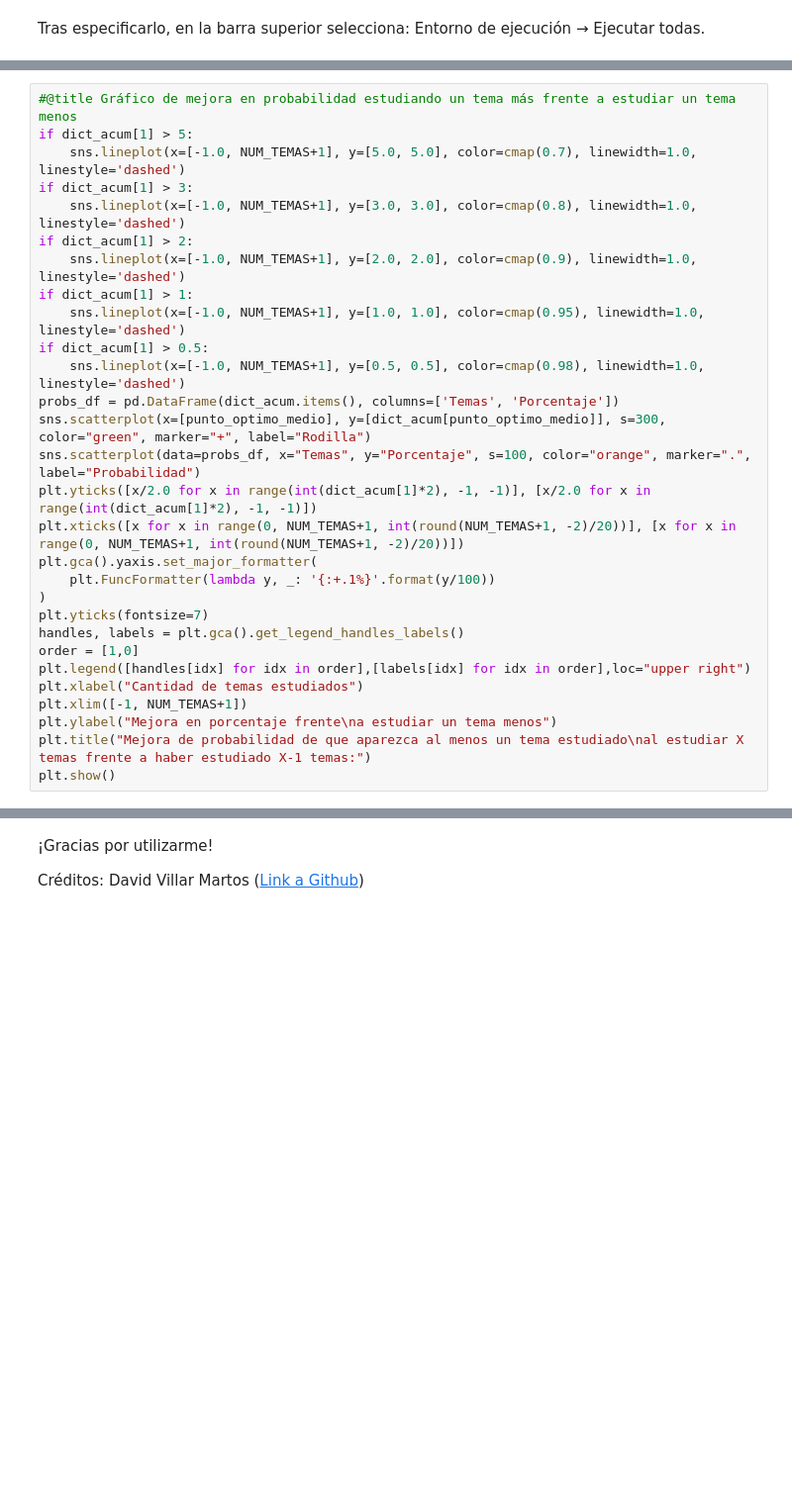
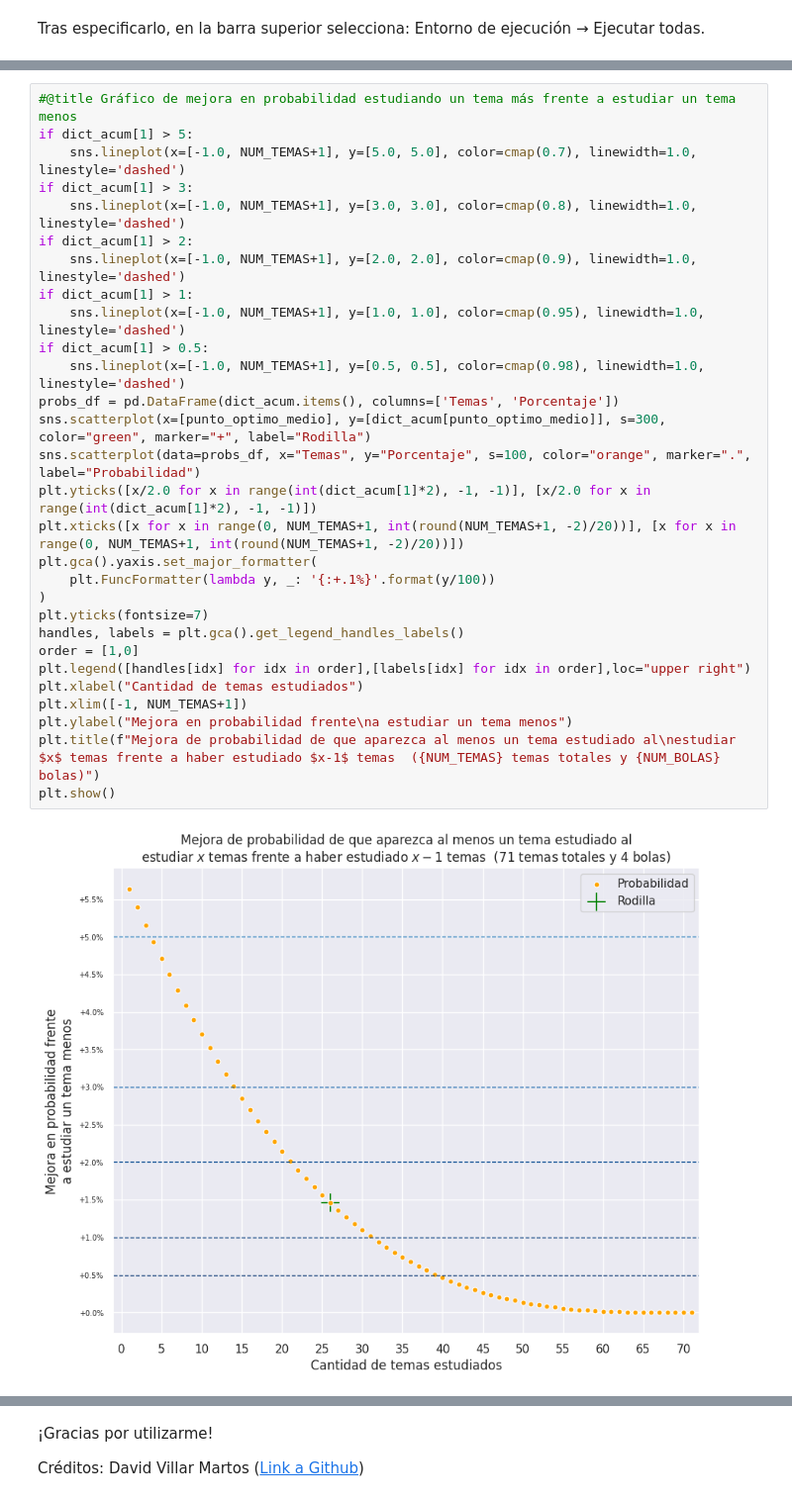
Before and after one commit to Daalma7/ProbabilidadOposiciones, a Jupyter notebook: CalculadoraProbabilidadesOposiciones.ipynb, the cells around one changed output, grey strips where cells are left out. Shown: that part at 99% size. Cells and saved outputs as stored; diff of their text form; blank space fills up the shorter version.

```diff
--- a/CalculadoraProbabilidadesOposiciones.ipynb
+++ b/CalculadoraProbabilidadesOposiciones.ipynb
@@ -82,32 +86,34 @@ plt.show()
 # %%
 #@title Gráfico de mejora en probabilidad estudiando un tema más frente a estudiar un tema menos
 if dict_acum[1] > 5:
     sns.lineplot(x=[-1.0, NUM_TEMAS+1], y=[5.0, 5.0], color=cmap(0.7), linewidth=1.0, linestyle='dashed')
 if dict_acum[1] > 3:
     sns.lineplot(x=[-1.0, NUM_TEMAS+1], y=[3.0, 3.0], color=cmap(0.8), linewidth=1.0, linestyle='dashed')
 if dict_acum[1] > 2:
     sns.lineplot(x=[-1.0, NUM_TEMAS+1], y=[2.0, 2.0], color=cmap(0.9), linewidth=1.0, linestyle='dashed')
 if dict_acum[1] > 1:
     sns.lineplot(x=[-1.0, NUM_TEMAS+1], y=[1.0, 1.0], color=cmap(0.95), linewidth=1.0, linestyle='dashed')
 if dict_acum[1] > 0.5:
     sns.lineplot(x=[-1.0, NUM_TEMAS+1], y=[0.5, 0.5], color=cmap(0.98), linewidth=1.0, linestyle='dashed')
 probs_df = pd.DataFrame(dict_acum.items(), columns=['Temas', 'Porcentaje'])
 sns.scatterplot(x=[punto_optimo_medio], y=[dict_acum[punto_optimo_medio]], s=300, color="green", marker="+", label="Rodilla")
 sns.scatterplot(data=probs_df, x="Temas", y="Porcentaje", s=100, color="orange", marker=".", label="Probabilidad")
 plt.yticks([x/2.0 for x in range(int(dict_acum[1]*2), -1, -1)], [x/2.0 for x in range(int(dict_acum[1]*2), -1, -1)])
 plt.xticks([x for x in range(0, NUM_TEMAS+1, int(round(NUM_TEMAS+1, -2)/20))], [x for x in range(0, NUM_TEMAS+1, int(round(NUM_TEMAS+1, -2)/20))])
 plt.gca().yaxis.set_major_formatter(
     plt.FuncFormatter(lambda y, _: '{:+.1%}'.format(y/100))
 )
 plt.yticks(fontsize=7)
 handles, labels = plt.gca().get_legend_handles_labels()
 order = [1,0]
 plt.legend([handles[idx] for idx in order],[labels[idx] for idx in order],loc="upper right")
 plt.xlabel("Cantidad de temas estudiados")
 plt.xlim([-1, NUM_TEMAS+1])
-plt.ylabel("Mejora en porcentaje frente\na estudiar un tema menos")
-plt.title("Mejora de probabilidad de que aparezca al menos un tema estudiado\nal estudiar X temas frente a haber estudiado X-1 temas:")
+plt.ylabel("Mejora en probabilidad frente\na estudiar un tema menos")
+plt.title(f"Mejora de probabilidad de que aparezca al menos un tema estudiado al\nestudiar $x$ temas frente a haber estudiado $x-1$ temas  ({NUM_TEMAS} temas totales y {NUM_BOLAS} bolas)")
 plt.show()
+# %% [output]
+[figure, added]
 # %%
 #@title Tabla completa con todas las probabilidades de que caiga al menos un tema estudiado, habiendo estudiado X número de temas
 print(f"\nProbabilidades de que caiga al menos un tema estudiado, habiendo estudiado X número de temas:\n")
```
Also changed, not shown: parts of 5 cells of this notebook.
